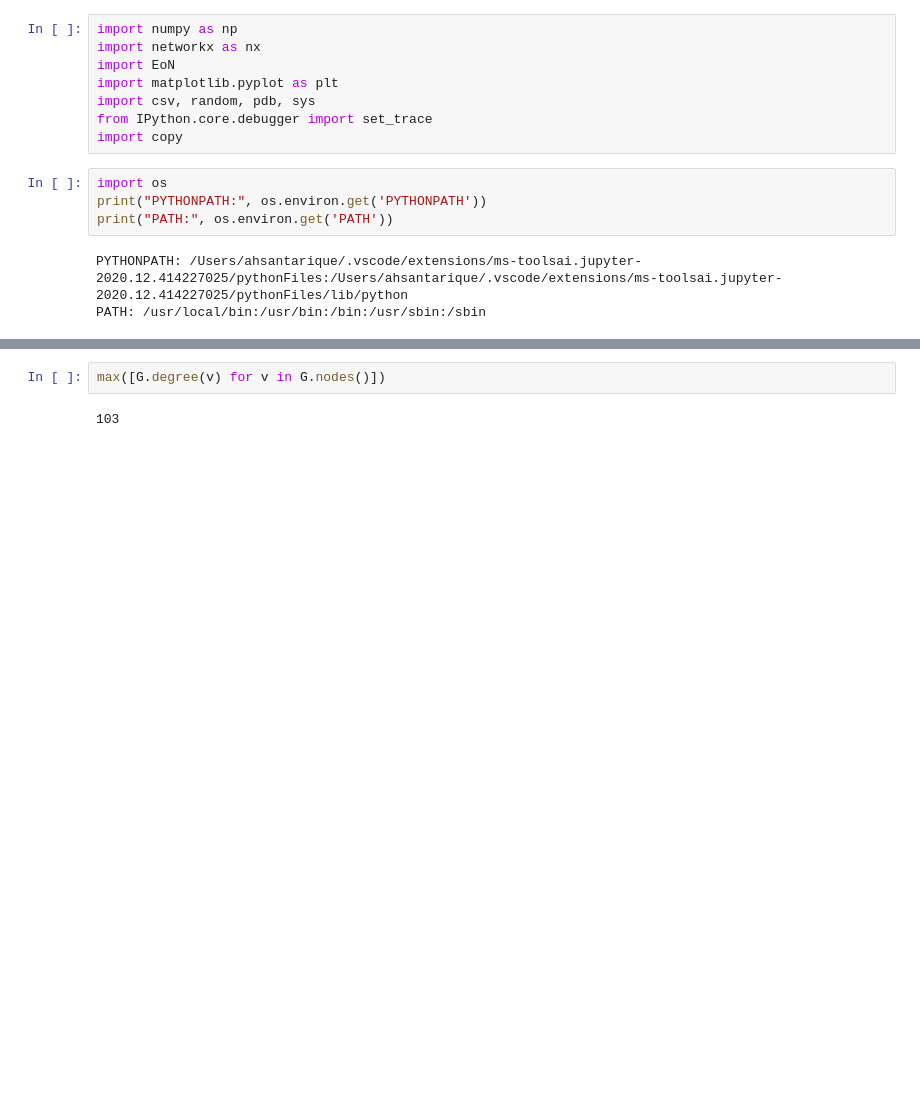
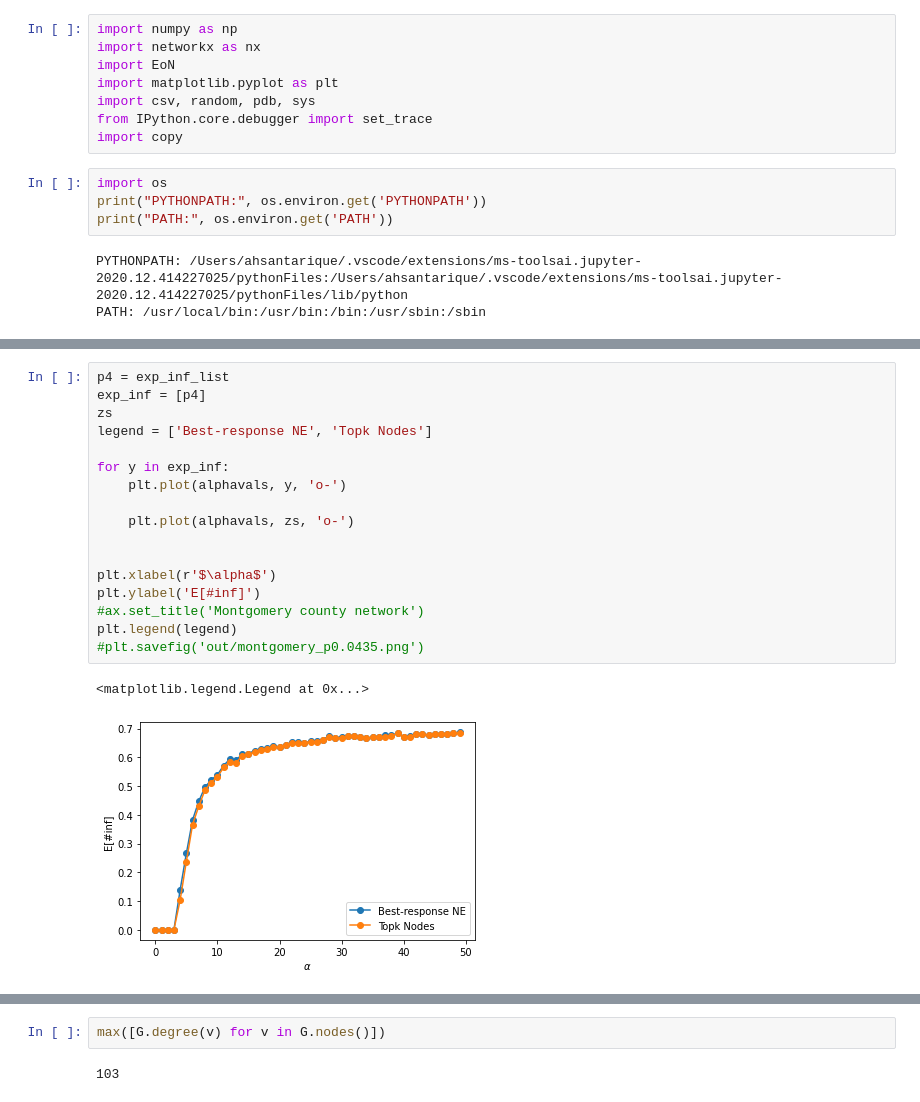
Before and after one commit to ahsantarique/social-distancing, a Jupyter notebook: vaccgame-d1.ipynb, the cells around one changed output, grey strips where cells are left out. Cells and saved outputs as stored; diff of their text form; blank space fills up the shorter version.

```diff
--- a/vaccgame-d1.ipynb
+++ b/vaccgame-d1.ipynb
@@ -291,3 +384,23 @@ print(exp_inf_std)
+# %%
+p4 = exp_inf_list
+exp_inf = [p4]
+zs
+legend = ['Best-response NE', 'Topk Nodes']
+
+for y in exp_inf:
+    plt.plot(alphavals, y, 'o-')
+
+    plt.plot(alphavals, zs, 'o-')
+
+
+plt.xlabel(r'$\alpha$')
+plt.ylabel('E[#inf]')
+#ax.set_title('Montgomery county network')
+plt.legend(legend)
+#plt.savefig('out/montgomery_p0.0435.png')
+# %% [output]
+<matplotlib.legend.Legend at 0x...>
+[figure, added]
 # %%
 p1 = [0.0, 0.0, 0.001356834, 0.0016395199999999998, 0.0017922860000000001, 0.0018332099999999996, 0.001955692, 0.002190552, 0.002336868, 0.00224686, 0.002278218, 0.0024380020000000003, 0.00243888, 0.002432844, 0.002446016, 0.0024340580000000002, 0.0024152019999999995, 0.0024434439999999995, 0.0024258120000000003, 0.00240963, 0.0024208999999999993, 0.002444848, 0.002440438, 0.002436532000000001, 0.002401036, 0.002471888, 0.0024298059999999996, 0.002452676, 0.0024213999999999998, 0.0024878699999999997, 0.0024694300000000003, 0.0024251560000000004, 0.002455742, 0.002419895999999999, 0.0024030559999999998, 0.0024264799999999995, 0.0024256200000000003, 0.0024405039999999996, 0.0024268000000000002, 0.002446722, 0.0024319320000000004, 0.0024316060000000002, 0.0024240699999999995, 0.002456836, 0.0024099399999999997, 0.00242308, 0.002425132, 0.0024358619999999996, 0.0024190439999999995, 0.002453242]
 
```
Also changed, not shown: parts of 11 cells of this notebook, 7 other files.
